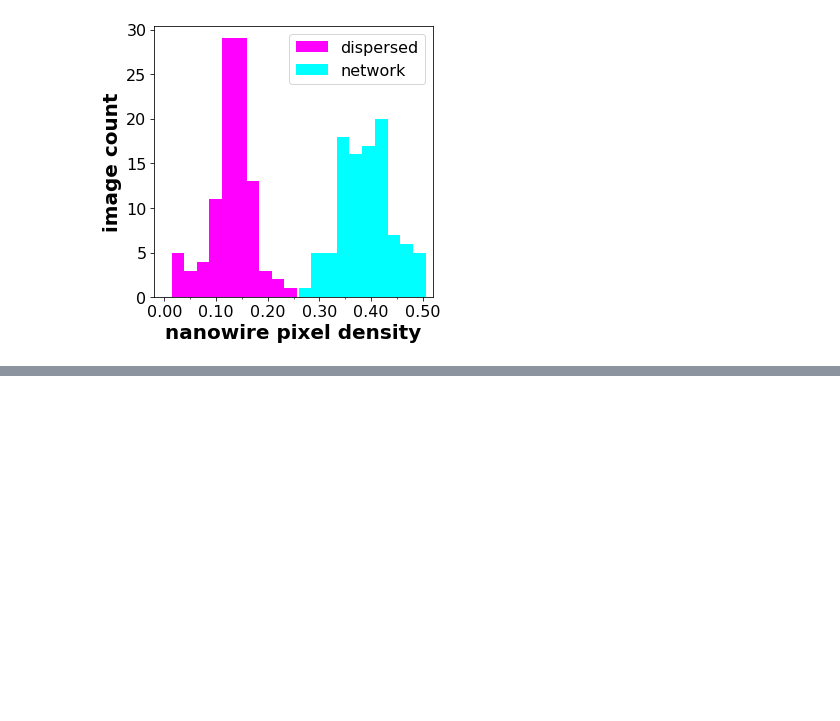
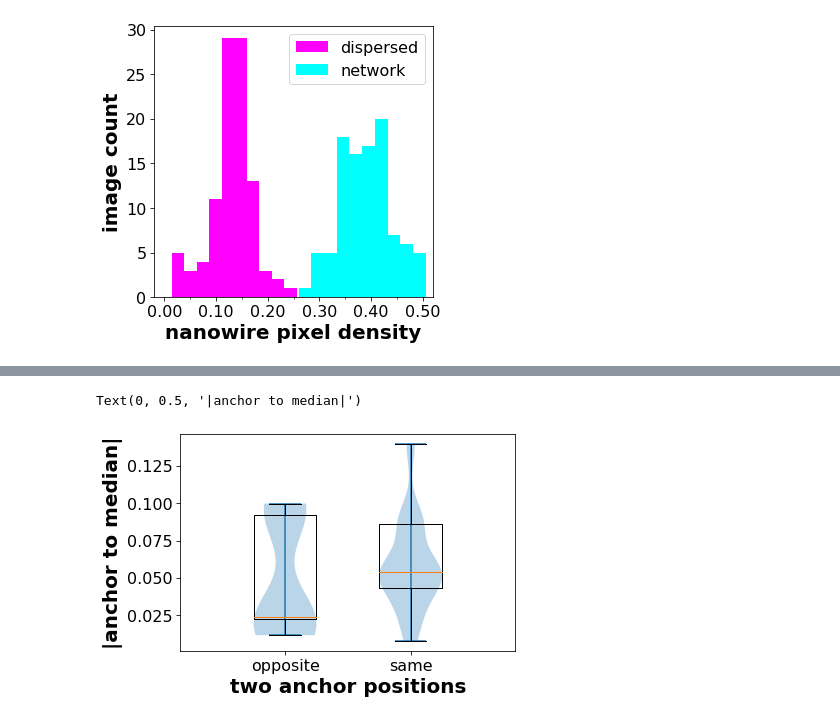
Before and after one commit to arthijayaraman-lab/semi-supervised_learning_microscopy_images, a Jupyter notebook: notebooks/one-shot learning result plots.ipynb, the cells around one changed output, grey strips where cells are left out. Drawn from its saved outputs; the diff is of its cells as text; code cells hidden in the pictures; blank space fills up the shorter version.

```diff
--- a/notebooks/one-shot learning result plots.ipynb
+++ b/notebooks/one-shot learning result plots.ipynb
@@ -510,0 +504,15 @@ Text(0, 0.5, 'accuracy')
+# %%
+# plot the absolute distance of anchors to the medians of the two morphologies, whether on opposite sides or on the same sides.
+nega = np.reshape(abs_dist_anchor_median, (-1, 1))[np.where(np.reshape(sign_anchor_median, (-1, 1))==-1)[0]]
+posi = np.reshape(abs_dist_anchor_median, (-1, 1))[np.where(np.reshape(sign_anchor_median, (-1, 1))==1)[0]]
+fig, ax= plt.subplots()
+plt.violinplot([nega, posi], positions=[1, 1.6], widths=0.3)
+plt.boxplot([nega, posi], notch=False, positions=[1, 1.6], widths=0.3)
+ax.set_xticks(([1, 1.6]))
+ax.set_xticklabels(['opposite', 'same'])
+ax.tick_params(labelsize=16, length=4)
+ax.set_xlabel(r'two anchor positions', fontsize=20, fontweight='bold')
+ax.set_ylabel(r'|anchor to median|', fontsize=20, fontweight='bold')
+# %% [output]
+Text(0, 0.5, '|anchor to median|')
+[figure, added]
```
Also changed, not shown: parts of 9 cells of this notebook.
